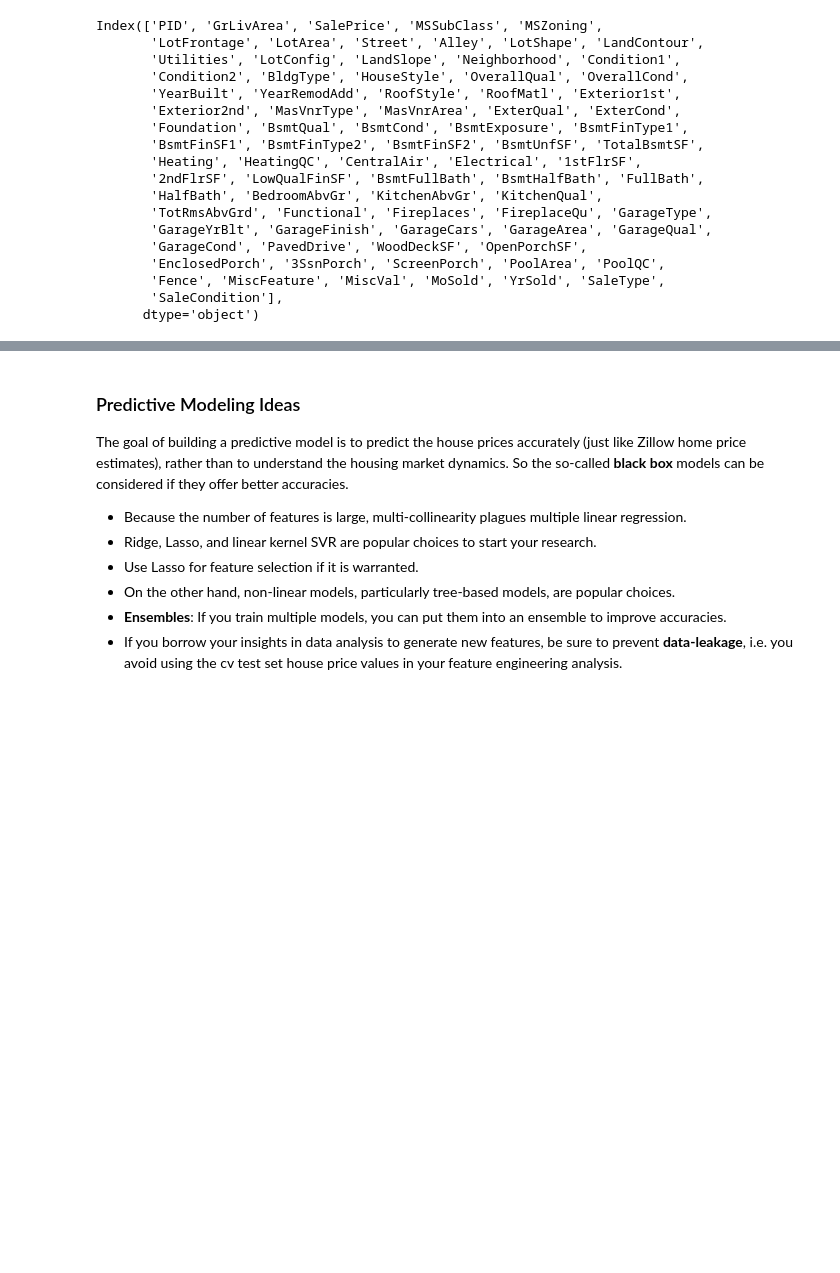
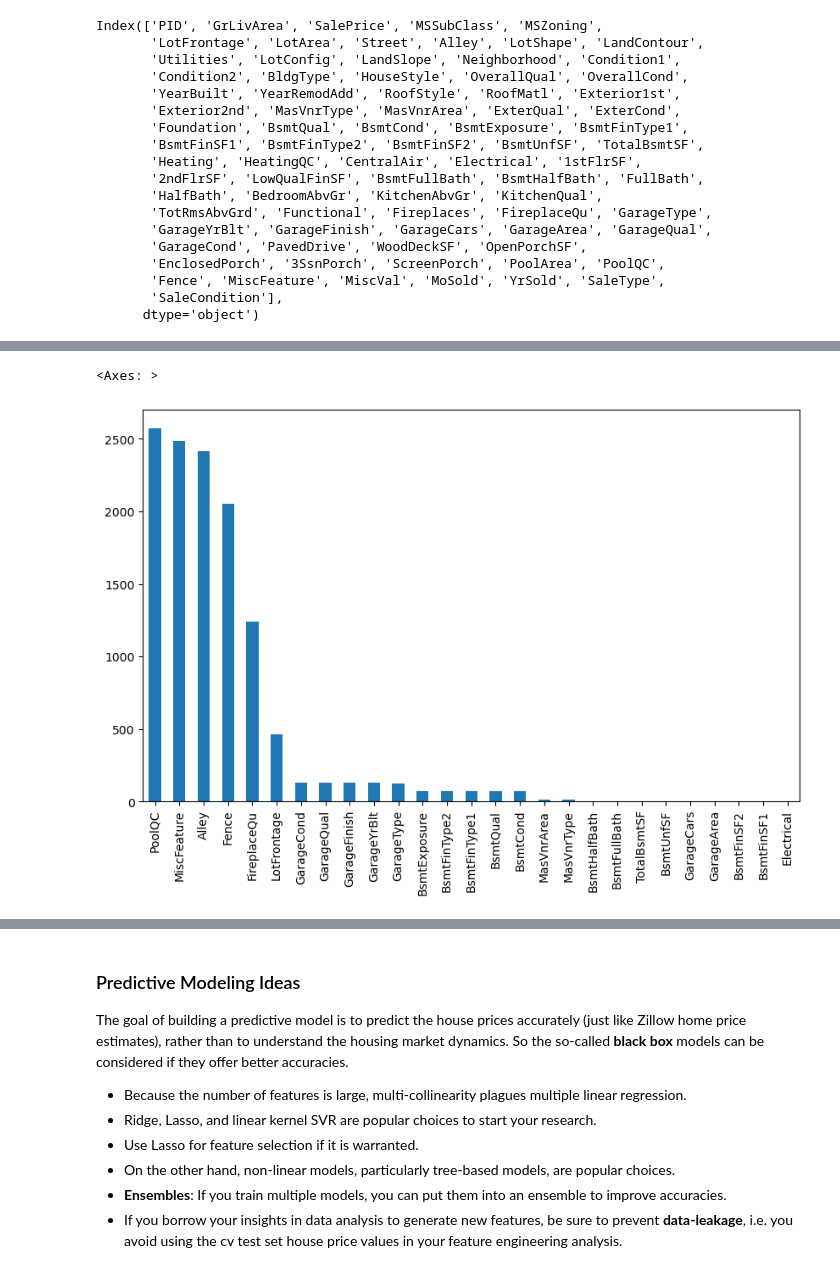
Before and after one commit to lottiewolf/NYCDSA_ML_Ames, a Jupyter notebook: MLAmes_wolf.ipynb, the cells around one changed output, grey strips where cells are left out. Cells and saved outputs as stored; diff of their text form; code cells hidden in the pictures; blank space fills up the shorter version.

```diff
--- a/MLAmes_wolf.ipynb
+++ b/MLAmes_wolf.ipynb
@@ -320,0 +84,10 @@ The goal of a descriptive housing price model is to build a pricing model to des
+# %%
+#The following chunks of code regarding missing values
+#   were written by chui, copied from Ames Housing ML Project
+missing_values=housing.isna().sum()
+missing_values_features=missing_values[missing_values>0].sort_values(ascending=False)
+
+missing_values_features.plot(kind='bar', figsize=(10,6))
+# %% [output]
+<Axes: >
+[figure, added]
```
Also changed, not shown: parts of 52 cells of this notebook.
